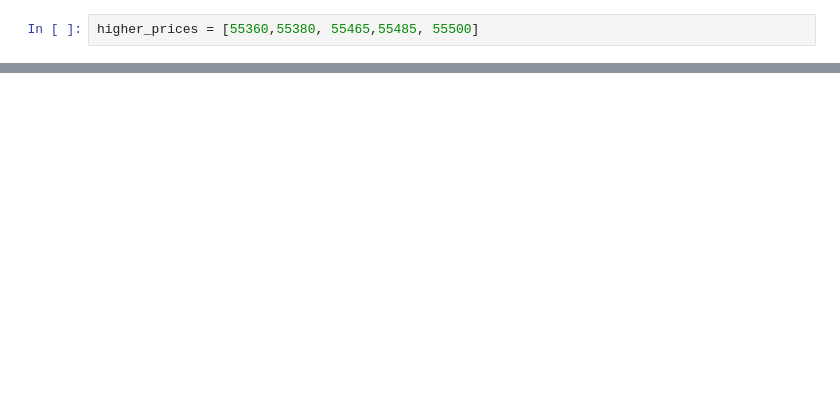
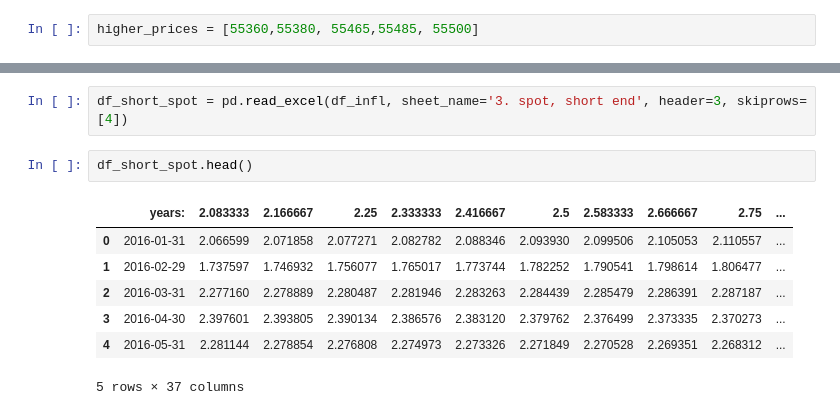
Before and after one commit to cormach/economy, a Jupyter notebook: lme-linker.ipynb, the cells around one changed output, grey strips where cells are left out. Cells and saved outputs as stored; diff of their text form; blank space fills up the shorter version.

```diff
--- a/lme-linker.ipynb
+++ b/lme-linker.ipynb
@@ -171,0 +288,12 @@ data_set_april.loc[data_set_april['Sequence'].isin(higher_prices)]
+# %%
+df_short_spot = pd.read_excel(df_infl, sheet_name='3. spot, short end', header=3, skiprows=[4])
+# %%
+df_short_spot.head()
+# %% [output]
+|  | years: | 2.083333 | 2.166667 | 2.25 | 2.333333 | 2.416667 | 2.5 | 2.583333 | 2.666667 | 2.75 | ... |
+| 0 | 2016-01-31 | 2.066599 | 2.071858 | 2.077271 | 2.082782 | 2.088346 | 2.093930 | 2.099506 | 2.105053 | 2.110557 | ... |
+| 1 | 2016-02-29 | 1.737597 | 1.746932 | 1.756077 | 1.765017 | 1.773744 | 1.782252 | 1.790541 | 1.798614 | 1.806477 | ... |
+| 2 | 2016-03-31 | 2.277160 | 2.278889 | 2.280487 | 2.281946 | 2.283263 | 2.284439 | 2.285479 | 2.286391 | 2.287187 | ... |
+| 3 | 2016-04-30 | 2.397601 | 2.393805 | 2.390134 | 2.386576 | 2.383120 | 2.379762 | 2.376499 | 2.373335 | 2.370273 | ... |
+| 4 | 2016-05-31 | 2.281144 | 2.278854 | 2.276808 | 2.274973 | 2.273326 | 2.271849 | 2.270528 | 2.269351 | 2.268312 | ... |
+5 rows × 37 columns
```
Also changed, not shown: parts of 23 cells of this notebook, 8 other files.
